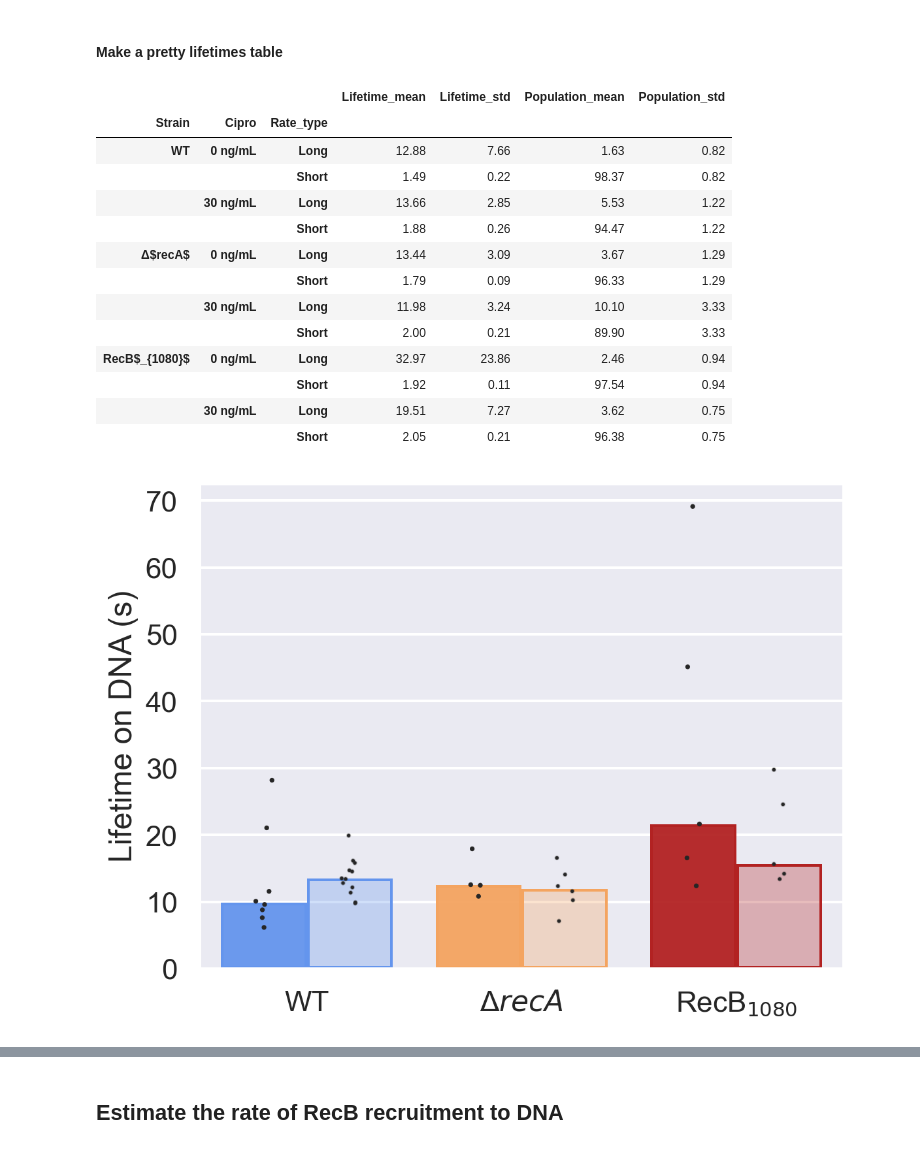
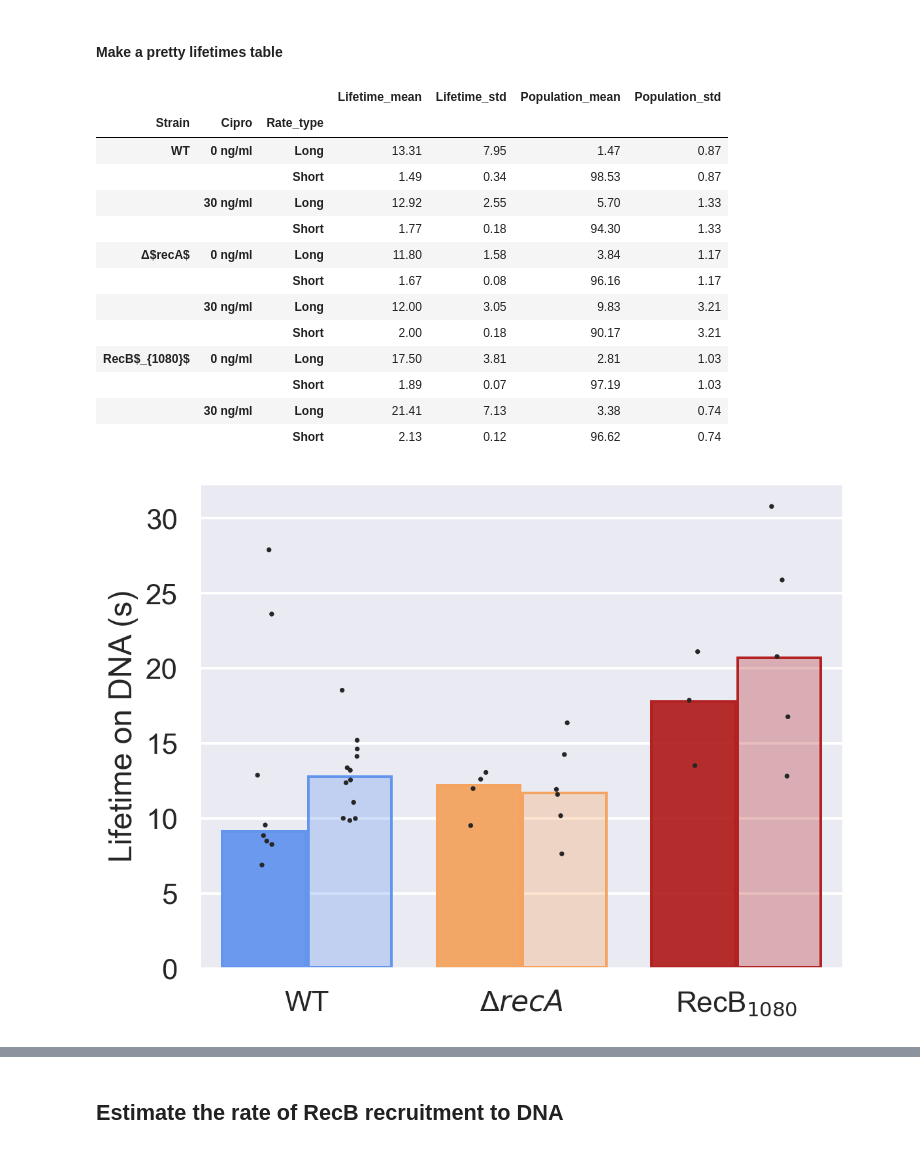
Before and after one commit to DanielThedie/RecB_article, a Jupyter notebook: Notebooks/Mutants/RecB_spots.ipynb, the cells around one changed output, grey strips where cells are left out. Drawn from its saved outputs; the diff is of its cells as text; code cells hidden in the pictures.

```diff
--- a/Notebooks/Mutants/RecB_spots.ipynb
+++ b/Notebooks/Mutants/RecB_spots.ipynb
@@ -9,16 +9,16 @@ import pandas as pd
 data = (DatasetPool(path='D:\DanielThedie\BACMMAN\Timelapse',
                     dsList=['230725_1', '230725_2', '230126_DT23', '230719_1', '230719_2', '240424_1', '240612_1', '240620_1',
                             '230201_DT22', '230919_1', '240424_3', '240612_3',
-                            '230126_DT21', '230919_2', '230920_2', '240606_1', '240606_3',
+                            '230920_2', '240606_1', '240606_3',
                             '230118_DT23', '230720_1', '230720_2', '230726_cipro30', '230824_1', '230829_1', '230201_DT23', '230504_2sec', '230718_2sec', '240424_2', '240612_2', '240620_2',
                             '221222_cipro30ngmL', '230802_DT22', '230808_DT22', '230914_1', '240424_4', '240612_4',
                             '230802_DT21', '230913_2', '230914_2', '240606_2', '240606_4'],
-                    groups=['WT, 0 ng/mL', 'WT, 0 ng/mL', 'WT, 0 ng/mL', 'WT, 0 ng/mL', 'WT, 0 ng/mL', 'WT, 0 ng/mL', 'WT, 0 ng/mL', 'WT, 0 ng/mL',
-                            'Δ$recA$, 0 ng/mL', 'Δ$recA$, 0 ng/mL', 'Δ$recA$, 0 ng/mL', 'Δ$recA$, 0 ng/mL',
-                            'RecB$_{1080}$, 0 ng/mL', 'RecB$_{1080}$, 0 ng/mL', 'RecB$_{1080}$, 0 ng/mL', 'RecB$_{1080}$, 0 ng/mL', 'RecB$_{1080}$, 0 ng/mL',
-                            'WT, 30 ng/mL', 'WT, 30 ng/mL', 'WT, 30 ng/mL', 'WT, 30 ng/mL', 'WT, 30 ng/mL', 'WT, 30 ng/mL', 'WT, 30 ng/mL', 'WT, 30 ng/mL', 'WT, 30 ng/mL', 'WT, 30 ng/mL', 'WT, 30 ng/mL', 'WT, 30 ng/mL',
-                            'Δ$recA$, 30 ng/mL', 'Δ$recA$, 30 ng/mL', 'Δ$recA$, 30 ng/mL', 'Δ$recA$, 30 ng/mL', 'Δ$recA$, 30 ng/mL', 'Δ$recA$, 30 ng/mL',
-                            'RecB$_{1080}$, 30 ng/mL', 'RecB$_{1080}$, 30 ng/mL', 'RecB$_{1080}$, 30 ng/mL', 'RecB$_{1080}$, 30 ng/mL', 'RecB$_{1080}$, 30 ng/mL'],
+                    groups=['WT, 0 ng/ml', 'WT, 0 ng/ml', 'WT, 0 ng/ml', 'WT, 0 ng/ml', 'WT, 0 ng/ml', 'WT, 0 ng/ml', 'WT, 0 ng/ml', 'WT, 0 ng/ml',
+                            'Δ$recA$, 0 ng/ml', 'Δ$recA$, 0 ng/ml', 'Δ$recA$, 0 ng/ml', 'Δ$recA$, 0 ng/ml',
+                            'RecB$_{1080}$, 0 ng/ml', 'RecB$_{1080}$, 0 ng/ml', 'RecB$_{1080}$, 0 ng/ml',
+                            'WT, 30 ng/ml', 'WT, 30 ng/ml', 'WT, 30 ng/ml', 'WT, 30 ng/ml', 'WT, 30 ng/ml', 'WT, 30 ng/ml', 'WT, 30 ng/ml', 'WT, 30 ng/ml', 'WT, 30 ng/ml', 'WT, 30 ng/ml', 'WT, 30 ng/ml', 'WT, 30 ng/ml',
+                            'Δ$recA$, 30 ng/ml', 'Δ$recA$, 30 ng/ml', 'Δ$recA$, 30 ng/ml', 'Δ$recA$, 30 ng/ml', 'Δ$recA$, 30 ng/ml', 'Δ$recA$, 30 ng/ml',
+                            'RecB$_{1080}$, 30 ng/ml', 'RecB$_{1080}$, 30 ng/ml', 'RecB$_{1080}$, 30 ng/ml', 'RecB$_{1080}$, 30 ng/ml', 'RecB$_{1080}$, 30 ng/ml'],
                     filters={'all':'Frame < 50'},
                     metadata='DateTime',
                     rename_objects={'Spot_detection':'RecB_spots'},
@@ -79,7 +79,7 @@ sns.set_theme(style="white", rc={"axes.facecolor": (0, 0, 0, 0)})
 
 df = (data
       .Bacteria_large
-      .query('Time_min_bin <= 75 and Cipro == "30 ng/mL"')
+      .query('Time_min_bin <= 75 and Cipro == "30 ng/ml"')
       )
 
 # Initialize the FacetGrid object
@@ -253,37 +256,37 @@ display(df)
 # %% [output]
 |  |  |  | Lifetime_mean | Lifetime_std | Population_mean | Population_std |
 | Strain | Cipro | Rate_type |  |  |  |  |
-| WT | 0 ng/mL | Long | 12.88 | 7.66 | 1.63 | 0.82 |
-|  |  | Short | 1.49 | 0.22 | 98.37 | 0.82 |
-|  | 30 ng/mL | Long | 13.66 | 2.85 | 5.53 | 1.22 |
-|  |  | Short | 1.88 | 0.26 | 94.47 | 1.22 |
-| Δ$recA$ | 0 ng/mL | Long | 13.44 | 3.09 | 3.67 | 1.29 |
-|  |  | Short | 1.79 | 0.09 | 96.33 | 1.29 |
-|  | 30 ng/mL | Long | 11.98 | 3.24 | 10.10 | 3.33 |
-|  |  | Short | 2.00 | 0.21 | 89.90 | 3.33 |
-| RecB$_{1080}$ | 0 ng/mL | Long | 32.97 | 23.86 | 2.46 | 0.94 |
-|  |  | Short | 1.92 | 0.11 | 97.54 | 0.94 |
-|  | 30 ng/mL | Long | 19.51 | 7.27 | 3.62 | 0.75 |
-|  |  | Short | 2.05 | 0.21 | 96.38 | 0.75 |
+| WT | 0 ng/ml | Long | 13.31 | 7.95 | 1.47 | 0.87 |
+|  |  | Short | 1.49 | 0.34 | 98.53 | 0.87 |
+|  | 30 ng/ml | Long | 12.92 | 2.55 | 5.70 | 1.33 |
+|  |  | Short | 1.77 | 0.18 | 94.30 | 1.33 |
+| Δ$recA$ | 0 ng/ml | Long | 11.80 | 1.58 | 3.84 | 1.17 |
+|  |  | Short | 1.67 | 0.08 | 96.16 | 1.17 |
+|  | 30 ng/ml | Long | 12.00 | 3.05 | 9.83 | 3.21 |
+|  |  | Short | 2.00 | 0.18 | 90.17 | 3.21 |
+| RecB$_{1080}$ | 0 ng/ml | Long | 17.50 | 3.81 | 2.81 | 1.03 |
+|  |  | Short | 1.89 | 0.07 | 97.19 | 1.03 |
+|  | 30 ng/ml | Long | 21.41 | 7.13 | 3.38 | 0.74 |
+|  |  | Short | 2.13 | 0.12 | 96.62 | 0.74 |
 # %%
 df = (lifetimes_biexp
       .replace({'Fast':'Short', 'Slow':'Long'})
       .query('Parameter == "Lifetime"  and Rate_type == "Long"')
       )
 
 (
     so.Plot(df, x='Strain', y='value', color='Strain', alpha='Cipro')
     .add(so.Bar(), so.Agg('median'), so.Dodge(by=['alpha']), legend=False)
-    .add(so.Dots(marker='.', color='k', fillalpha=1), so.Dodge(by=['alpha']), so.Jitter(), legend=False)
+    .add(so.Dots(marker='.', color='k', fillalpha=1, alpha=1), so.Dodge(by=['alpha']), so.Jitter(), legend=False)
     .scale(color=so.Nominal(['cornflowerblue', 'sandybrown', 'firebrick'],
                             order=['WT', 'Δ$recA$', 'RecB$_{1080}$']),
            x=so.Nominal(order=['WT', 'Δ$recA$', 'RecB$_{1080}$'])
            )
     .share(y='row')
     .limit(y=(None, None))
     .label(x="", y="Lifetime on DNA (s)", color='', title='', alpha='Ciprofloxacin')
     .theme(plotting_context('talk'))
-    # .save(loc='/media/daniel/HDD Daniel/DanielThedie/Figures/RecB_article_figures/4_Mutants/RecB_lifetimes.svg', format='svg', bbox_inches='tight')
+    # .save(loc='D:\DanielThedie\Figures\RecB_article_figures\\4_Mutants\RecB_lifetimes.svg', format='svg', bbox_inches='tight')
 )
 # %% [output]
-[figure, old version]
+[figure, new version]
```
Also changed, not shown: parts of 10 cells of this notebook.
